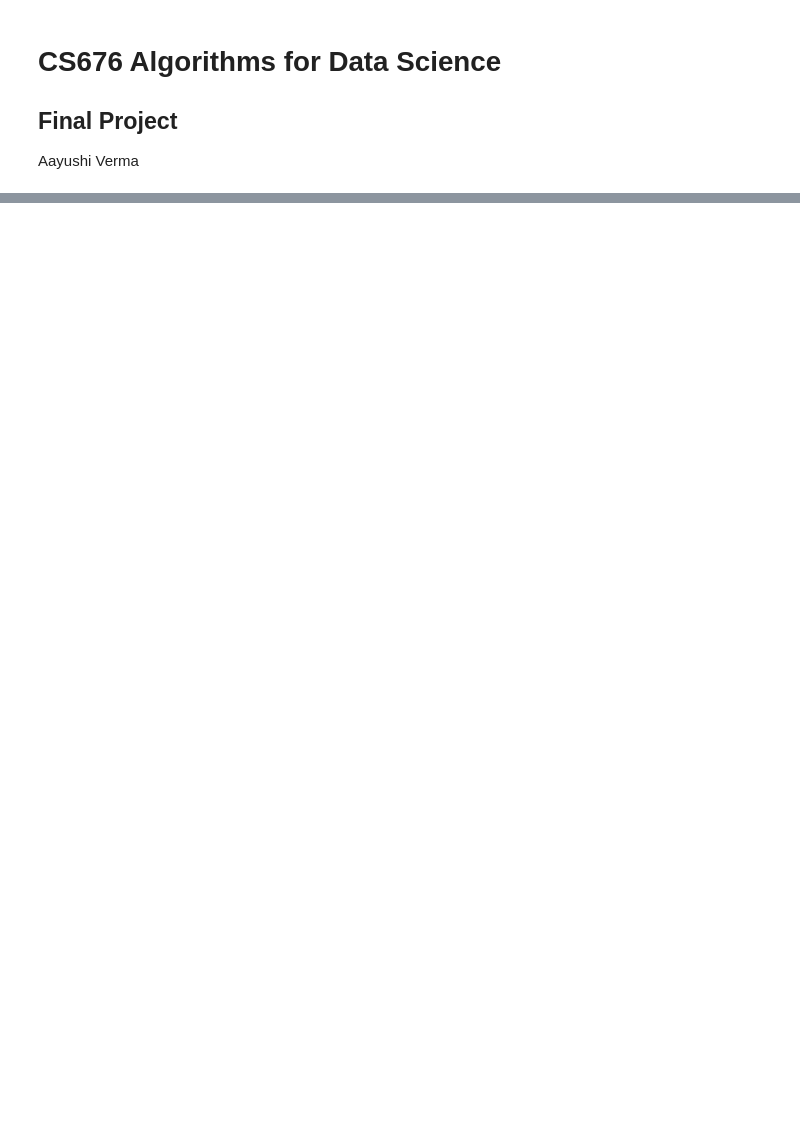
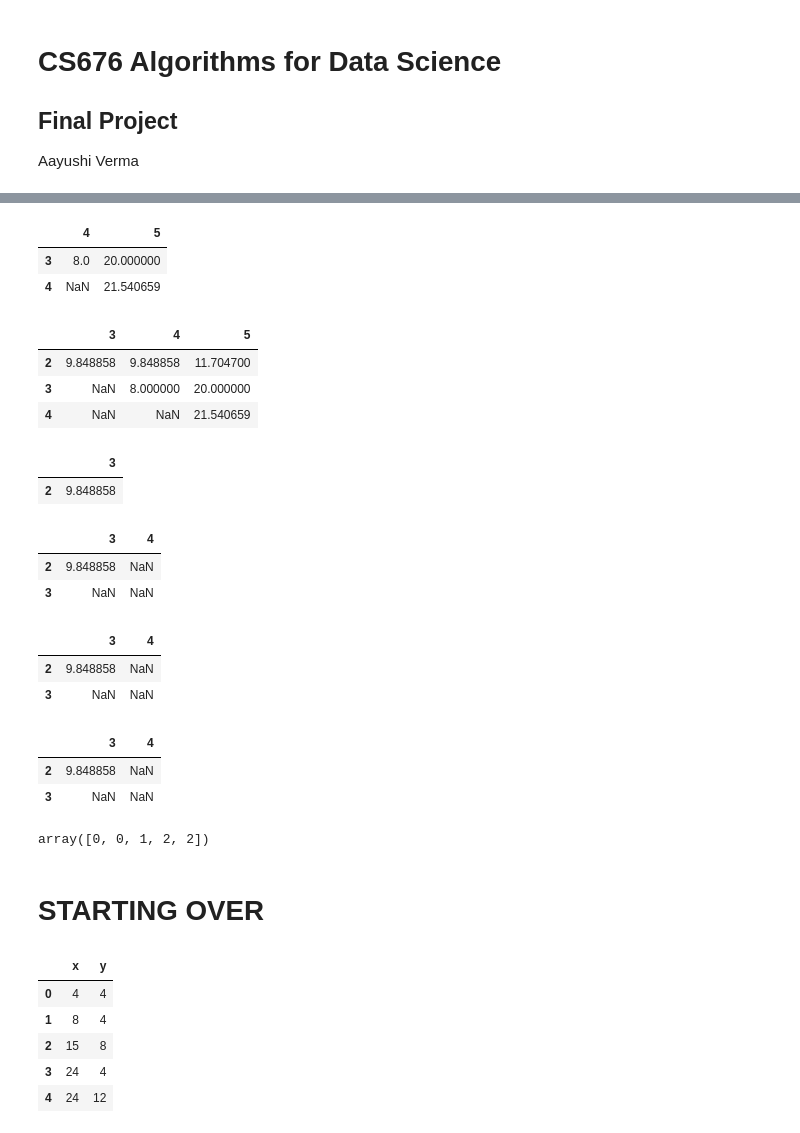
Before and after one commit to awesomecosmos/CS676-Algorithms-For-Data-Science, a Jupyter notebook: Final Project/final_project.ipynb, the cells around one changed output, grey strips where cells are left out. Drawn from its saved outputs; the diff is of its cells as text; code cells hidden in the pictures; blank space fills up the shorter version.

```diff
--- a/Final Project/final_project.ipynb
+++ b/Final Project/final_project.ipynb
@@ -155,0 +236,46 @@ df7
+# %%
+df2.drop(new_cluster[0],axis=1,inplace=True)
+df2
+# %% [output]
+|  | 4 | 5 |
+| 3 | 8.0 | 20.000000 |
+| 4 | NaN | 21.540659 |
+# %%
+df1
+# %% [output]
+|  | 3 | 4 | 5 |
+| 2 | 9.848858 | 9.848858 | 11.704700 |
+| 3 | NaN | 8.000000 | 20.000000 |
+| 4 | NaN | NaN | 21.540659 |
+# %%
+df1.drop([new_cluster[0]+1,new_cluster[1]+1],axis=1,inplace=True)
+df1.drop(new_cluster,axis=0,inplace=True)
+df1
+# %% [output]
+|  | 3 |
+| 2 | 9.848858 |
+# %%
+df1[df1.columns[-1]+1] = pd.Series()
+df1 = pd.concat(
+        [df1, pd.Series(index=[df1.index[-1]+1], data=pd.NA).to_frame(name=df1.index[-1]+1).T],
+        axis=0, ignore_index=False
+        )
+df1
+# %% [output]
+|  | 3 | 4 |
+| 2 | 9.848858 | NaN |
+| 3 | NaN | NaN |
+# %%
+df1[df1.columns[-1]] = complete_linkage(df2)
+df1
+# %% [output]
+|  | 3 | 4 |
+| 2 | 9.848858 | NaN |
+| 3 | NaN | NaN |
+# %%
+df8 = clustering_iteration(df7, linkage_type='complete')
+df8
+# %% [output]
+|  | 3 | 4 |
+| 2 | 9.848858 | NaN |
+| 3 | NaN | NaN |
@@ -155,0 +338,6 @@ df7
+# %%
+agglomerative_clustering(blah, num_clusters=3)
+# %% [output]
+array([0, 0, 1, 2, 2])
+# %% [markdown]
+# STARTING OVER
@@ -155,0 +376,9 @@ df7
+# %%
+df
+# %% [output]
+|  | x | y |
+| 0 | 4 | 4 |
+| 1 | 8 | 4 |
+| 2 | 15 | 8 |
+| 3 | 24 | 4 |
+| 4 | 24 | 12 |
```
Also changed, not shown: parts of 24 cells of this notebook, 1 other file.
